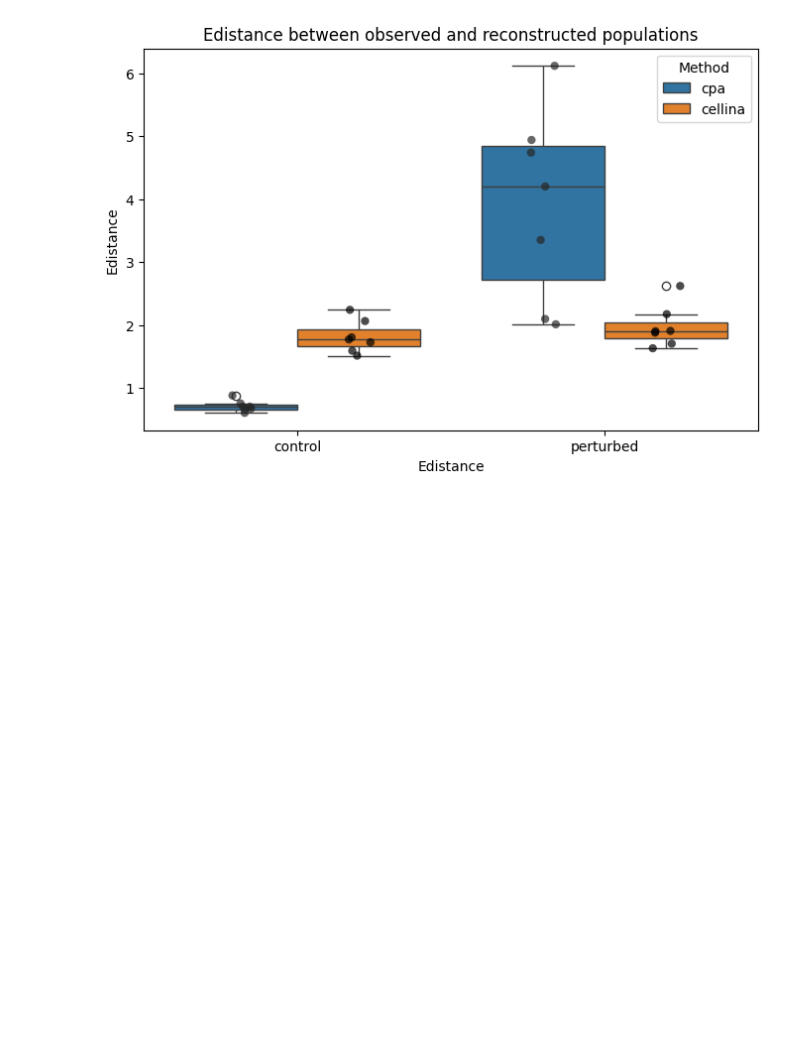
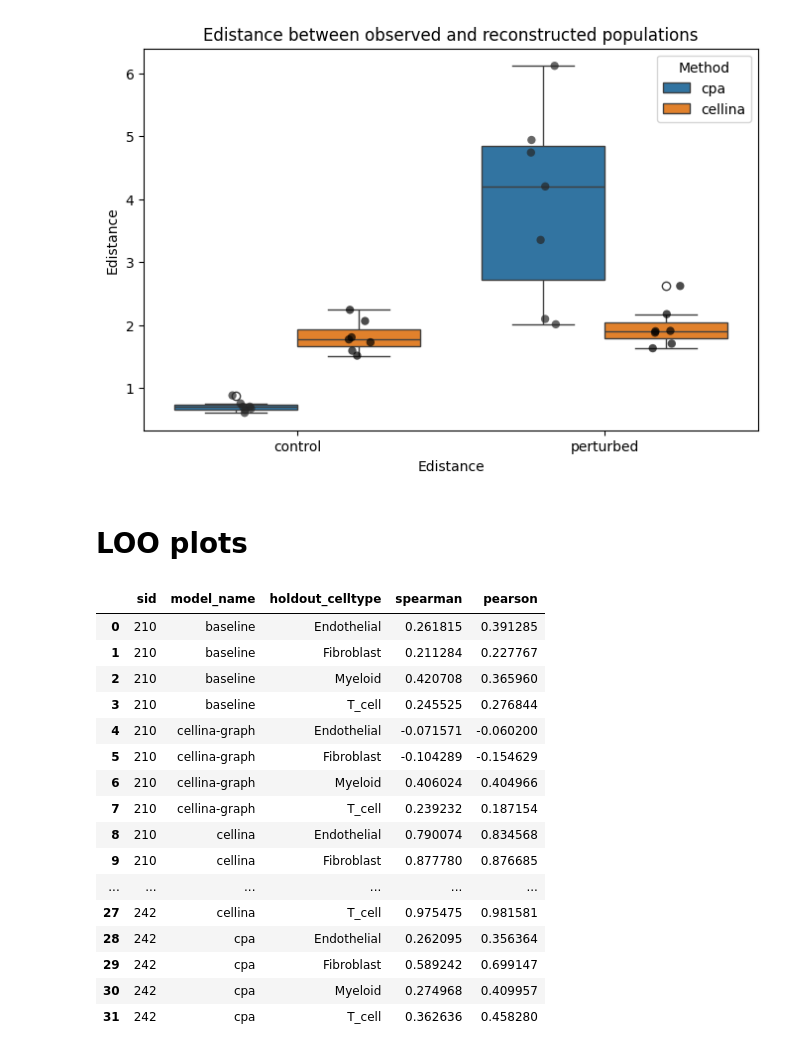
Before and after one commit to PMBio/cellina-reproducibility, a Jupyter notebook: notebooks/ood_plots.ipynb, the cells around one changed output. Cells and saved outputs as stored; diff of their text form; code cells hidden in the pictures; blank space fills up the shorter version.

```diff
--- a/notebooks/ood_plots.ipynb
+++ b/notebooks/ood_plots.ipynb
@@ -129,3 +129,61 @@ Setting a gradient palette using color= is deprecated and will be removed in v0.
 
   sns.stripplot(x="Edistance", y="Value", hue="method", data=df_melted,
 [figure]
+# %% [markdown]
+# LOO plots
+# %%
+import os
+import glob
+import json
+
+corr_dir = "/data2/a330d/datasets/crc/correlations"
+pattern = os.path.join(corr_dir, "crc_*.json")
+files = sorted(glob.glob(pattern))
+
+rows = []
+for fp in files:
+    name = os.path.basename(fp)
+    if not name.startswith("crc_") or not name.endswith(".json"):
+        continue
+    core = name[len("crc_"):-len(".json")]
+    parts = core.split("_")
+    if len(parts) < 3:
+        # unexpected filename, skip
+        continue
+    sid = parts[0]
+    model_name = parts[1]
+    holdout_celltype = "_".join(parts[2:])
+    try:
+        with open(fp, "r") as f:
+            data = json.load(f)
+    except Exception:
+        # skip unreadable/invalid json
+        continue
+    rows.append({
+        "sid": sid,
+        "model_name": model_name,
+        "holdout_celltype": holdout_celltype,
+        "spearman": data.get("spearman"),
+        "pearson": data.get("pearson"),
+    })
+
+crc_corr_df = pd.DataFrame(rows, columns=["sid", "model_name", "holdout_celltype", "spearman", "pearson"])
+crc_corr_df
+# %% [output]
+|  | sid | model_name | holdout_celltype | spearman | pearson |
+| 0 | 210 | baseline | Endothelial | 0.261815 | 0.391285 |
+| 1 | 210 | baseline | Fibroblast | 0.211284 | 0.227767 |
+| 2 | 210 | baseline | Myeloid | 0.420708 | 0.365960 |
+| 3 | 210 | baseline | T_cell | 0.245525 | 0.276844 |
+| 4 | 210 | cellina-graph | Endothelial | -0.071571 | -0.060200 |
+| 5 | 210 | cellina-graph | Fibroblast | -0.104289 | -0.154629 |
+| 6 | 210 | cellina-graph | Myeloid | 0.406024 | 0.404966 |
+| 7 | 210 | cellina-graph | T_cell | 0.239232 | 0.187154 |
+| 8 | 210 | cellina | Endothelial | 0.790074 | 0.834568 |
+| 9 | 210 | cellina | Fibroblast | 0.877780 | 0.876685 |
+| ... | ... | ... | ... | ... | ... |
+| 27 | 242 | cellina | T_cell | 0.975475 | 0.981581 |
+| 28 | 242 | cpa | Endothelial | 0.262095 | 0.356364 |
+| 29 | 242 | cpa | Fibroblast | 0.589242 | 0.699147 |
+| 30 | 242 | cpa | Myeloid | 0.274968 | 0.409957 |
+| 31 | 242 | cpa | T_cell | 0.362636 | 0.458280 |
```
Also changed, not shown: parts of 1 cell of this notebook, 2 other files.
